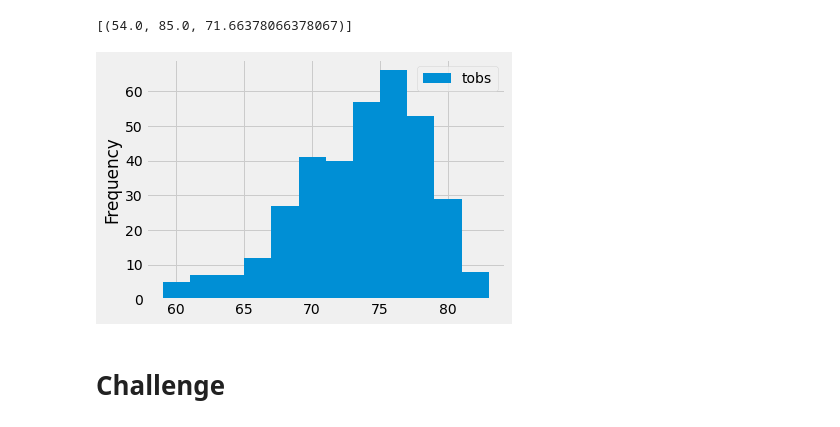
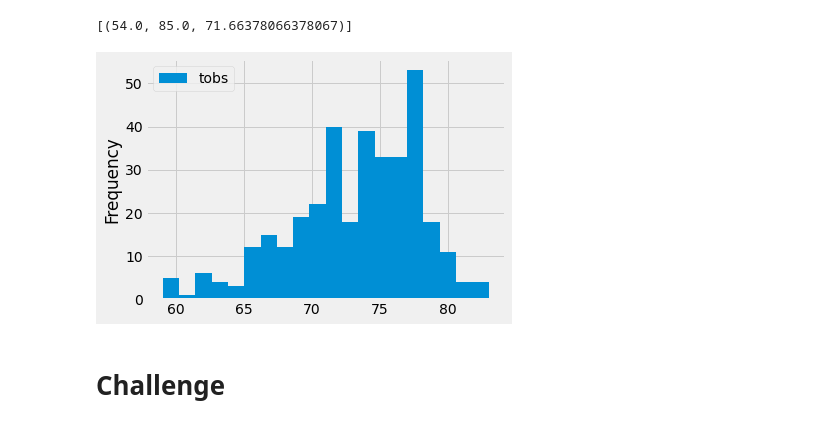
Before and after one commit to lrtipple/surfs_up, a Jupyter notebook: climate_analysis.ipynb, the cells around one changed output. Cells and saved outputs as stored; diff of their text form; code cells hidden in the pictures.

```diff
--- a/climate_analysis.ipynb
+++ b/climate_analysis.ipynb
@@ -103,17 +103,17 @@ filter(Measurement.station == 'USC00519281').all()
 # %%
 # Choose the station with the highest number of temperature observations.
 # Query the last 12 months of temperature observation data for this station and plot the results as a histogram
 results = session.query(Measurement.tobs).\
 filter(Measurement.station == 'USC00519281').\
 filter(Measurement.date >= prev_year).all()
 #print(results)
 df = pd.DataFrame(results, columns=['tobs'])
 df.set_index(df['tobs'], inplace=True)
 #print(df.to_string(index=False))
-df.plot.hist(bins=12)
+df.plot.hist(bins=20)
 plt.tight_layout()
 # %% [output]
-[figure, old version]
+[figure, new version]
 # %%
 # Write a function called `calc_temps` that will accept start date and end date in the format '%Y-%m-%d'
 # and return the minimum, average, and maximum temperatures for that range of dates
```
Also changed, not shown: 1 other file.
